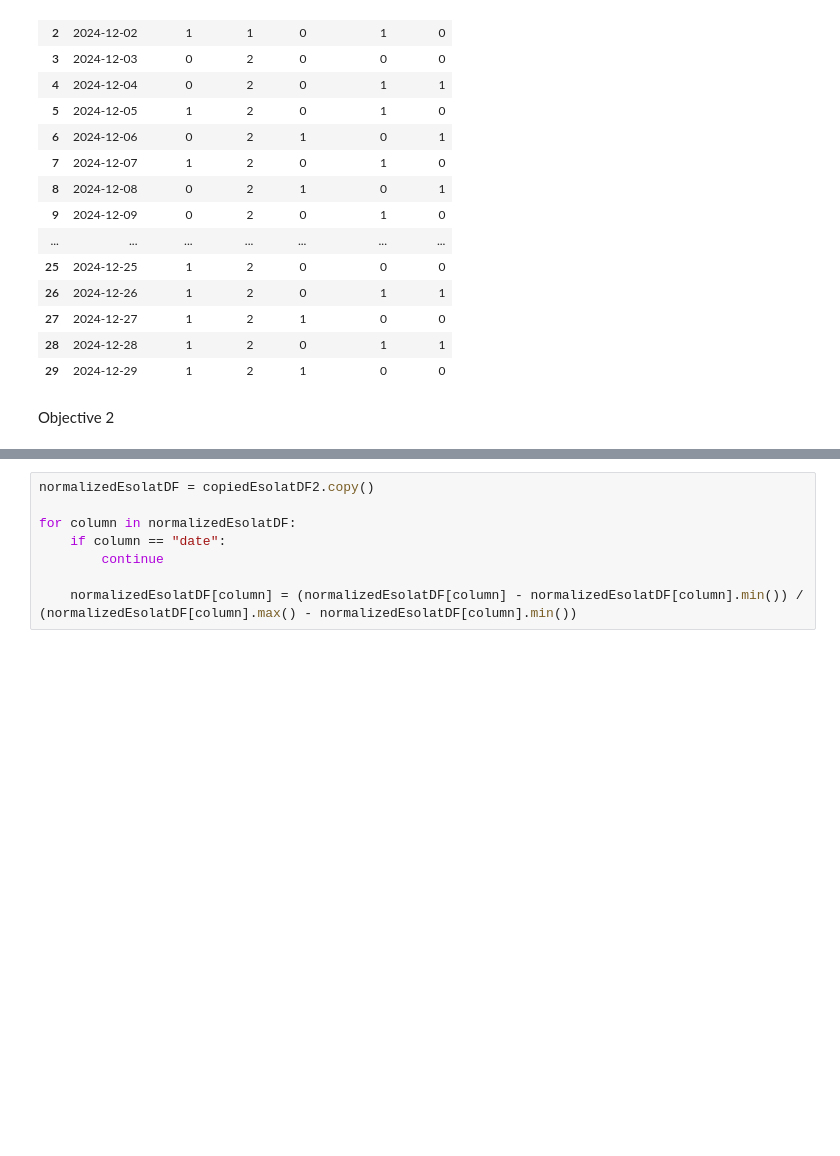
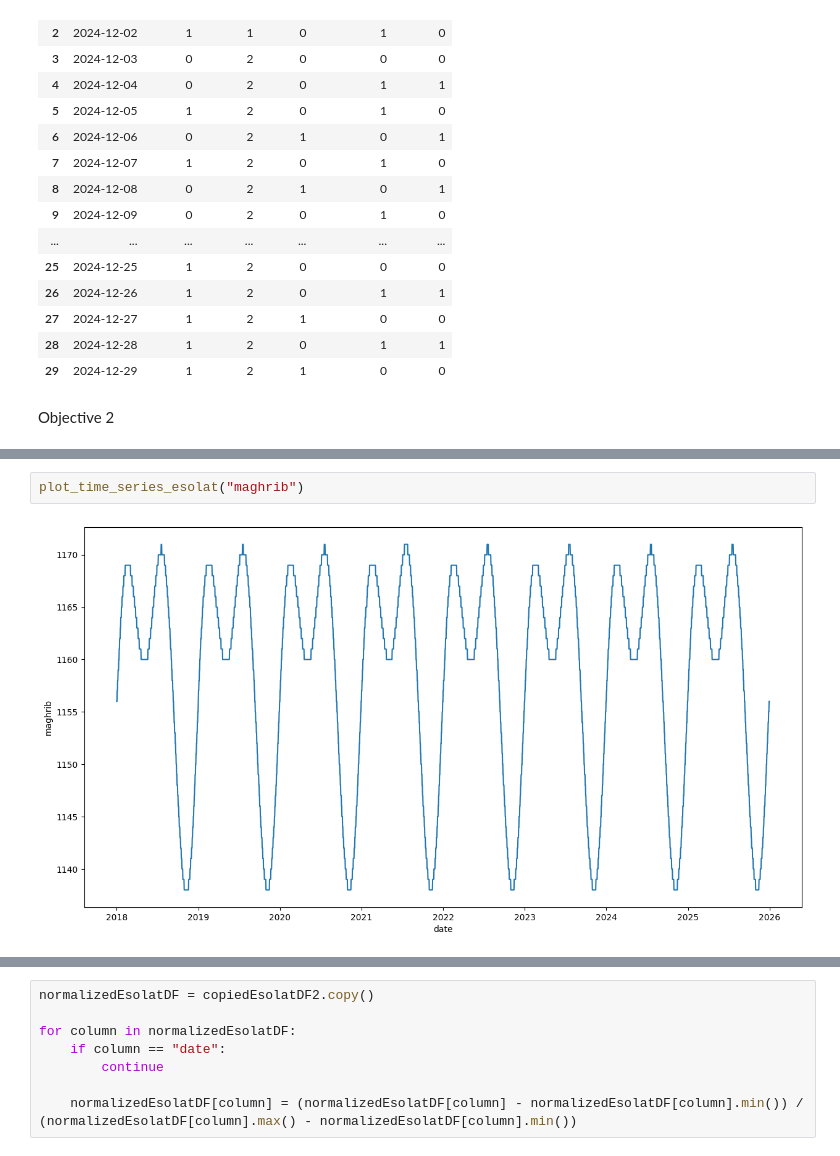
Before and after one commit to azamsuratem/predictprayertimes, a Jupyter notebook: python/objectives_1_and_2.ipynb, the cells around one changed output, grey strips where cells are left out. Saved outputs shown, nothing was run; the diff lists cells and outputs as text; blank space fills up the shorter version.

```diff
--- a/python/objectives_1_and_2.ipynb
+++ b/python/objectives_1_and_2.ipynb
@@ -267,0 +288,4 @@ Objective 2
+# %%
+plot_time_series_esolat("maghrib")
+# %% [output]
+[figure, added]
```
Also changed, not shown: parts of 5 cells of this notebook.
